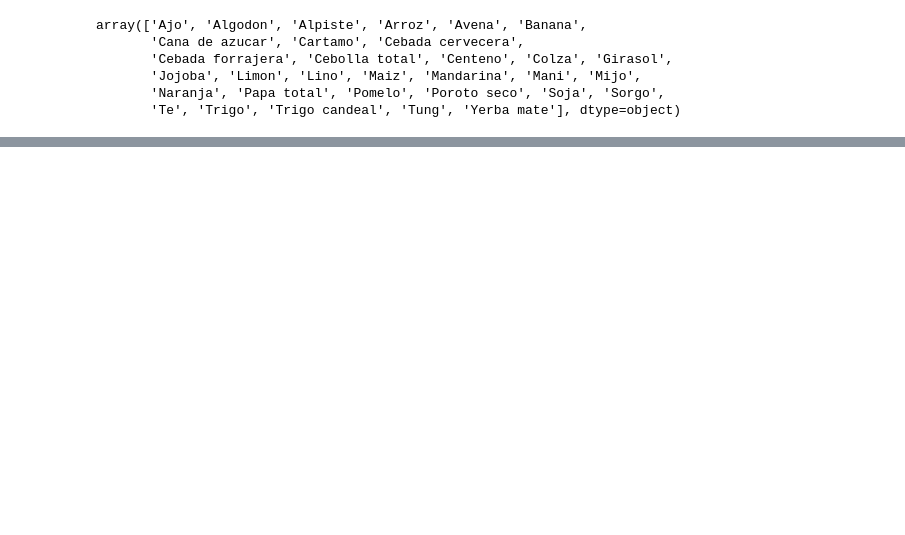
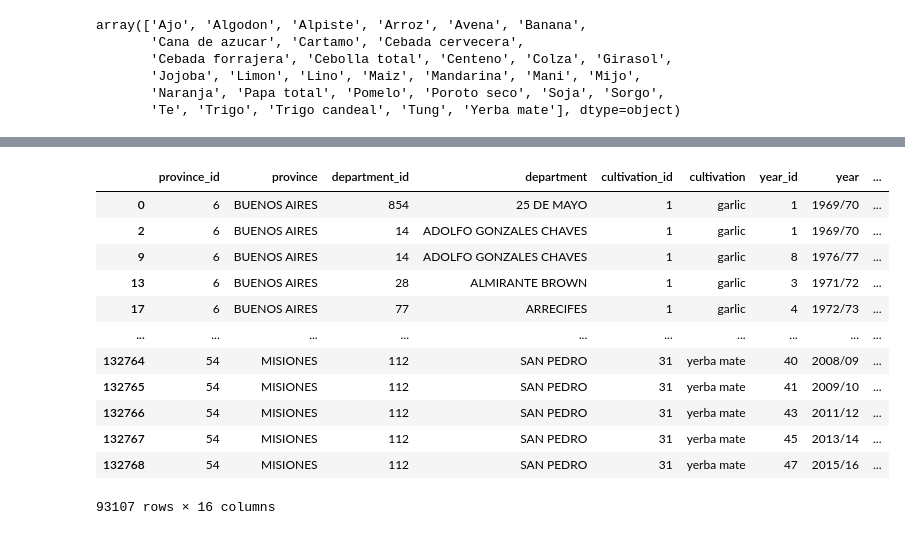
Before and after one commit to markusdoppler/Crops, a Jupyter notebook: notebooks/1-DataPreprocessing.ipynb, the cells around one changed output, grey strips where cells are left out. Saved outputs shown, nothing was run; the diff lists cells and outputs as text; code cells hidden in the pictures; blank space fills up the shorter version.

```diff
--- a/notebooks/1-DataPreprocessing.ipynb
+++ b/notebooks/1-DataPreprocessing.ipynb
@@ -134,0 +137,2 @@ df
+# %%
+df.production = df.production.apply(lambda x: x.replace('.','')).astype('float')
@@ -136,0 +183,16 @@ df.to_csv('../data/cleaned/agricultura.csv')
+# %%
+df[df.performance != df.production/df.area_harvested]
+# %% [output]
+|  | province_id | province | department_id | department | cultivation_id | cultivation | year_id | year | ... |
+| 0 | 6 | BUENOS AIRES | 854 | 25 DE MAYO | 1 | garlic | 1 | 1969/70 | ... |
+| 2 | 6 | BUENOS AIRES | 14 | ADOLFO GONZALES CHAVES | 1 | garlic | 1 | 1969/70 | ... |
+| 9 | 6 | BUENOS AIRES | 14 | ADOLFO GONZALES CHAVES | 1 | garlic | 8 | 1976/77 | ... |
+| 13 | 6 | BUENOS AIRES | 28 | ALMIRANTE BROWN | 1 | garlic | 3 | 1971/72 | ... |
+| 17 | 6 | BUENOS AIRES | 77 | ARRECIFES | 1 | garlic | 4 | 1972/73 | ... |
+| ... | ... | ... | ... | ... | ... | ... | ... | ... | ... |
+| 132764 | 54 | MISIONES | 112 | SAN PEDRO | 31 | yerba mate | 40 | 2008/09 | ... |
+| 132765 | 54 | MISIONES | 112 | SAN PEDRO | 31 | yerba mate | 41 | 2009/10 | ... |
+| 132766 | 54 | MISIONES | 112 | SAN PEDRO | 31 | yerba mate | 43 | 2011/12 | ... |
+| 132767 | 54 | MISIONES | 112 | SAN PEDRO | 31 | yerba mate | 45 | 2013/14 | ... |
+| 132768 | 54 | MISIONES | 112 | SAN PEDRO | 31 | yerba mate | 47 | 2015/16 | ... |
+93107 rows × 16 columns
```
Also changed, not shown: parts of 15 cells of this notebook.
